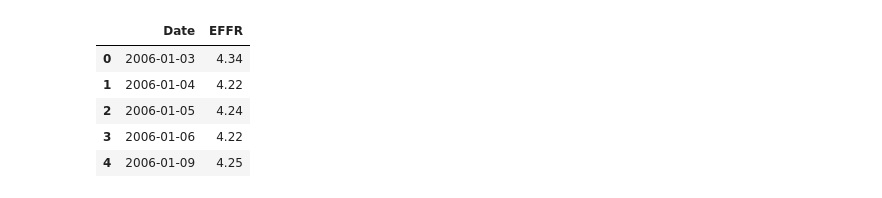
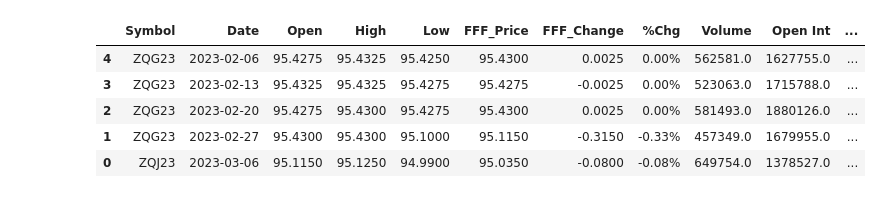
Before and after one commit to conquerv0/MonetaryPolicy-StockReturns, a Jupyter notebook: data_processing.ipynb, the cells around one changed output. Cells and saved outputs as stored; diff of their text form; code cells hidden in the pictures.

```diff
--- a/data_processing.ipynb
+++ b/data_processing.ipynb
@@ -4,16 +4,29 @@ import numpy as np
 import matplotlib.pyplot as plt
 from statsmodels.graphics.tsaplots import plot_acf, plot_pacf
 import yfinance as yf
-# %%
-effr = pd.read_csv('data/EFFR.csv')
-effr = effr.rename(columns={'DATE':'Date'})
-effr['Date'] = pd.to_datetime(effr['Date'])
-effr.head()
-# %% [output]
-|  | Date | EFFR |
-| 0 | 2006-01-03 | 4.34 |
-| 1 | 2006-01-04 | 4.22 |
-| 2 | 2006-01-05 | 4.24 |
-| 3 | 2006-01-06 | 4.22 |
-| 4 | 2006-01-09 | 4.25 |
+# %%
+federal_fund = pd.read_csv('data/federal_fund_future_weekly.csv')
+
+# Reformatting federal fund future date time variable to month-year
+federal_fund = federal_fund.rename(columns={'Time':'Date', 'Last': 'FFF_Price', 'Change':'FFF_Change'})
+federal_fund['Date'] = pd.to_datetime(federal_fund ['Date'])
+federal_fund.sort_values(by='Date', ascending=True, inplace=True)
+federal_fund['MonthYear'] = federal_fund['Date'].dt.to_period('M')
+federal_fund['Week'] = federal_fund['Date'].dt.to_period('W').dt.start_time
+
+# Calculate monthly change for the 30-day federal fund future.
+# federal_fund['WeeklyChange'] = ((federal_fund['FFF_Price'] / federal_fund['FFF_Price'].shift(1)) -1)*100
+federal_fund['M1_ImpliedRate'] = 100 - federal_fund['FFF_Price']
+
+# Drop NA
+federal_fund.dropna(axis=0, inplace=True)
+
+federal_fund.tail()
+# %% [output]
+|  | Symbol | Date | Open | High | Low | FFF_Price | FFF_Change | %Chg | Volume | Open Int | ... |
+| 4 | ZQG23 | 2023-02-06 | 95.4275 | 95.4325 | 95.4250 | 95.4300 | 0.0025 | 0.00% | 562581.0 | 1627755.0 | ... |
+| 3 | ZQG23 | 2023-02-13 | 95.4325 | 95.4325 | 95.4275 | 95.4275 | -0.0025 | 0.00% | 523063.0 | 1715788.0 | ... |
+| 2 | ZQG23 | 2023-02-20 | 95.4275 | 95.4300 | 95.4275 | 95.4300 | 0.0025 | 0.00% | 581493.0 | 1880126.0 | ... |
+| 1 | ZQG23 | 2023-02-27 | 95.4300 | 95.4300 | 95.1000 | 95.1150 | -0.3150 | -0.33% | 457349.0 | 1679955.0 | ... |
+| 0 | ZQJ23 | 2023-03-06 | 95.1150 | 95.1250 | 94.9900 | 95.0350 | -0.0800 | -0.08% | 649754.0 | 1378527.0 | ... |
 # %%
```
Also changed, not shown: parts of 7 cells of this notebook, 4 other files.
